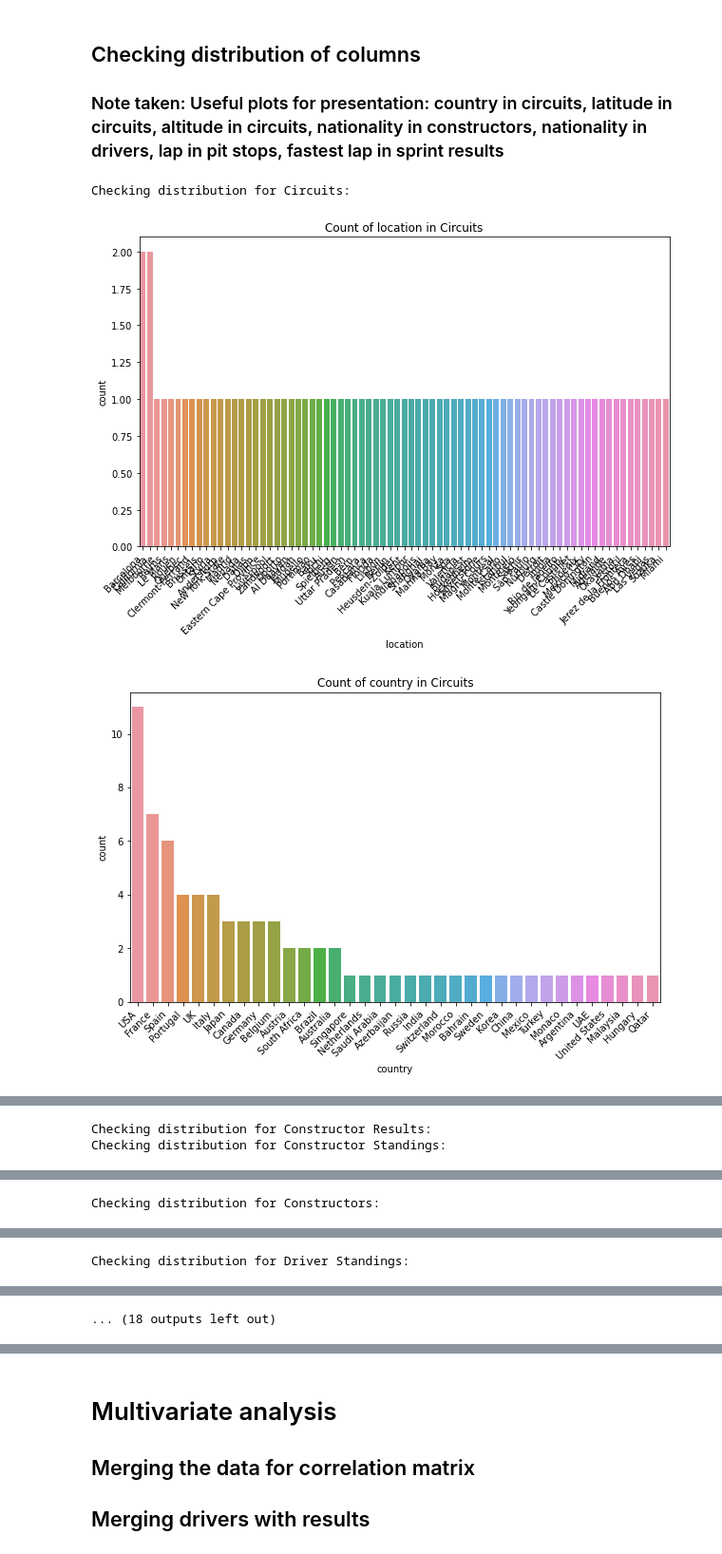
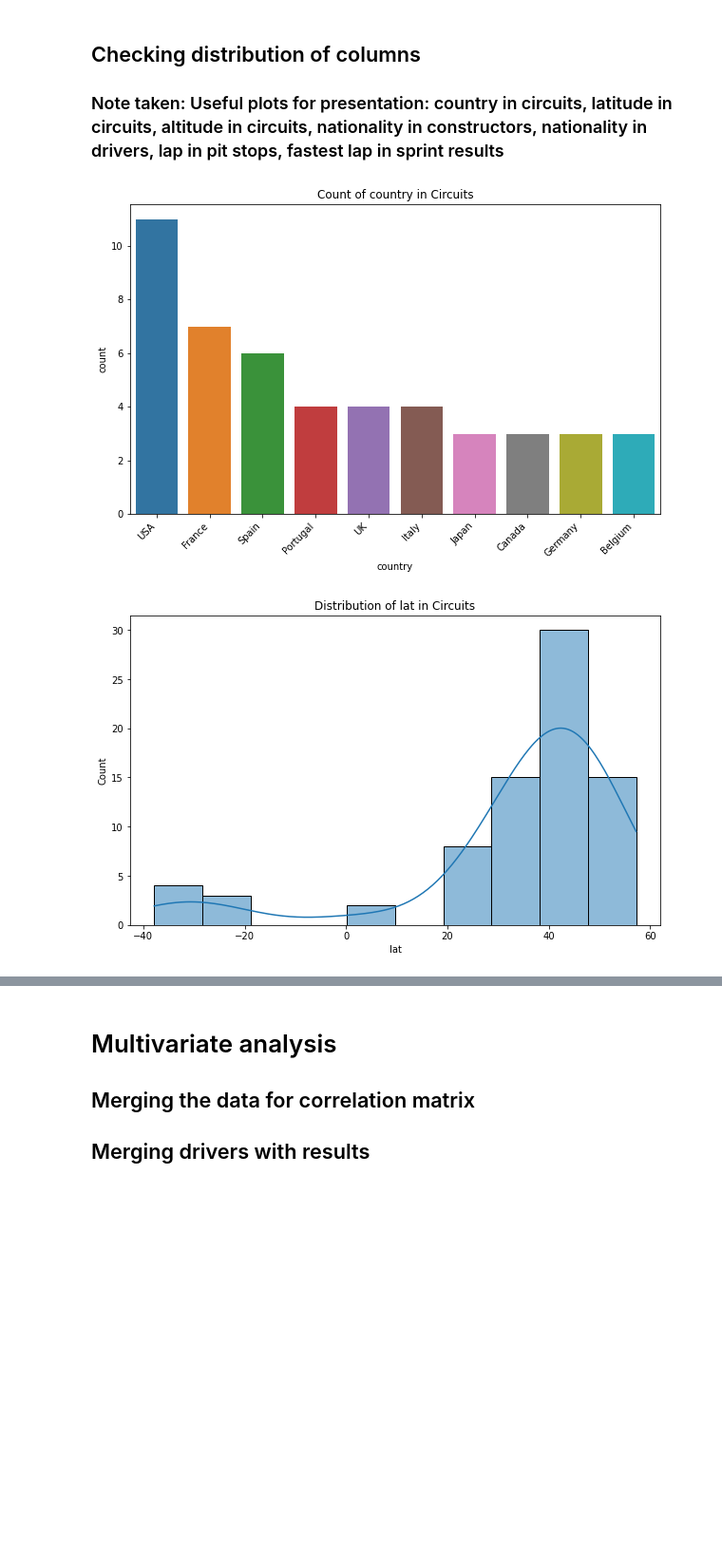
Before and after one commit to AlanMarsh99/sportsdataanalytics, a Jupyter notebook: documentation/eda-historical-data/data-extraction-and-EDA.ipynb, the cells around one changed output, grey strips where cells are left out. Shown at 95% size. Saved outputs shown, nothing was run; the diff lists cells and outputs as text; code cells hidden in the pictures; blank space fills up the shorter version.

Commit message:
updated chart displays for EDA

```diff
--- a/documentation/eda-historical-data/data-extraction-and-EDA.ipynb
+++ b/documentation/eda-historical-data/data-extraction-and-EDA.ipynb
@@ -196,37 +193,36 @@ Outlier check for Pit Stops:
 # %%
 def check_distribution(data, dataset_name, ignore_columns=None):
     # Ensure the ignore_columns list is not None
     if ignore_columns is None:
         ignore_columns = []
 
     # Loop through each column in the dataset, skipping columns in the ignore list
     for col in data.columns:
         if any(ignored in col.lower() for ignored in ignore_columns):
             continue
 
         if data[col].dtype == 'object' or data[col].dtype == 'category':
             plt.figure(figsize=(10, 6))
-            sns.countplot(x=data[col], order=data[col].value_counts().index)
+            top_10_values = data[col].value_counts().nlargest(10).index
+            sns.countplot(x=data[col], order=top_10_values)
             plt.title(f'Count of {col} in {dataset_name}')
             plt.xticks(rotation=45, ha='right')
             plt.show()
 
         elif data[col].dtype in ['int64', 'float64']:
             plt.figure(figsize=(10, 6))
-            sns.histplot(data[col], kde=True, bins=20)
+            sns.histplot(data[col], kde=True, bins=10)
             plt.title(f'Distribution of {col} in {dataset_name}')
             plt.show()
 
 # list of substrings to ignore
 ignore_list = ['id', 'url', 'code','name', 'ref','status','text','points',
               'number','dob', 'milliseconds','duration','q1','q2','q3',
-               'order','time','date','year','position']
+               'order','time','date','year','position','fast','location','rank']
 
 # Apply the distribution check to each dataset
 for name, dataset in datasets.items():
-    print(f"Checking distribution for {name}:")
     check_distribution(dataset, name, ignore_columns=ignore_list)
 # %% [output]
-Checking distribution for Circuits:
-[figure, old version]
+[figure, new version]
-[figure, old version]
+[figure, new version]
@@ -236,2 +231,0 @@ Checking distribution for Circuits:
-Checking distribution for Constructor Results:
-Checking distribution for Constructor Standings:
@@ -239 +232,0 @@ Checking distribution for Constructor Standings:
-Checking distribution for Constructors:
@@ -241 +233,0 @@ Checking distribution for Constructors:
-Checking distribution for Driver Standings:
@@ -243 +234,0 @@ Checking distribution for Driver Standings:
-... (18 outputs left out)
```
Also changed, not shown: parts of 3 cells of this notebook.
